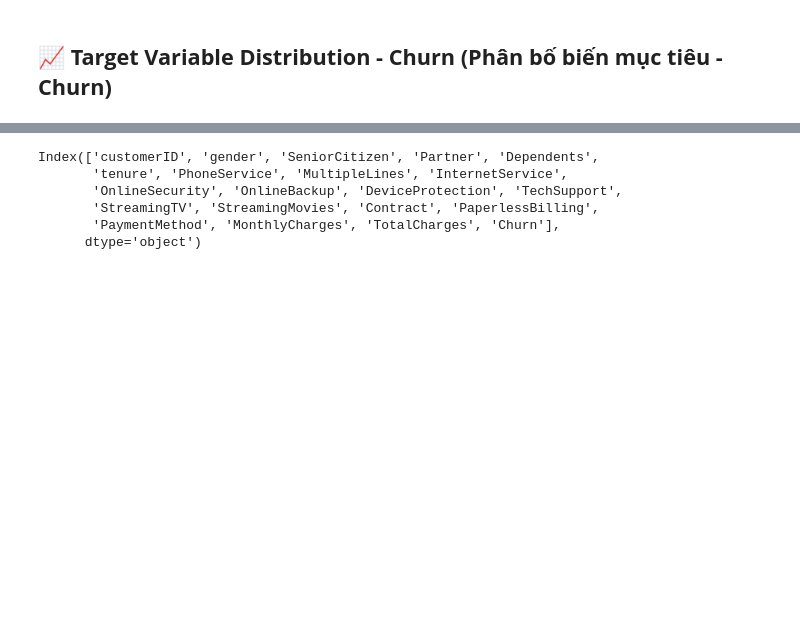
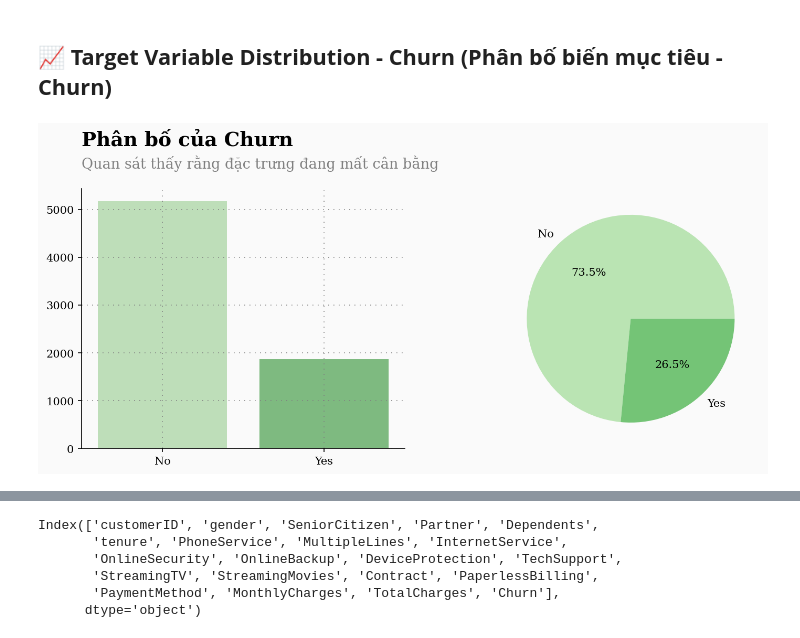
Before and after one commit to TienNguyen0712/customer-churn-data-mining, a Jupyter notebook: notebooks/02_eda.ipynb, the cells around one changed output, grey strips where cells are left out. Drawn from its saved outputs; the diff is of its cells as text; code cells hidden in the pictures; blank space fills up the shorter version.

```diff
--- a/notebooks/02_eda.ipynb
+++ b/notebooks/02_eda.ipynb
@@ -36,3 +38,37 @@ plt.show()
 [figure]
 # %% [markdown]
 ## **📈 Target Variable Distribution - Churn (Phân bố biến mục tiêu - Churn)**
+# %%
+fig = plt.figure(figsize=(18,15))
+gs = fig.add_gridspec(3, 3)
+gs.update(wspace=0.2, hspace=0.25)
+ax0 = fig.add_subplot(gs[0, 0])
+ax1 = fig.add_subplot(gs[0, 1])
+
+for s in ["right", "top"]:
+    ax0.spines[s].set_visible(False)
+
+
+sns.countplot(ax=ax0, x=telco["Churn"], palette=palette)
+
+Xstart, Xend = ax0.get_xlim()
+Ystart, Yend = ax0.get_ylim()
+ax0.set_ylim([0,Yend])
+ax0.text(Xstart,Yend+(Yend*0.15), "Phân bố của Churn", fontsize=18, ha="left", va="bottom", weight="bold")
+ax0.text(Xstart,Yend+(Yend*0.13), "Quan sát thấy rằng đặc trưng đang mất cân bằng", color="gray",
+fontsize=13, ha="left", va="top")
+
+
+size = telco["Churn"].value_counts() / telco.shape[0] * 100 # Tính tỷ lệ trong churn
+
+plt.pie(size, labels=size.index, colors=palette, autopct='%1.1f%%')
+
+ax0.set_xlabel("")
+ax0.set_ylabel("")
+
+ax0.grid(which='major', axis='x', zorder=0, color='gray', linestyle=':', dashes=(1,5))
+ax0.grid(color='gray', linestyle=':', axis='y', zorder=0,  dashes=(1,5))
+
+plt.show()
+# %% [output]
+[figure, added]
```
Also changed, not shown: parts of 13 cells of this notebook.
